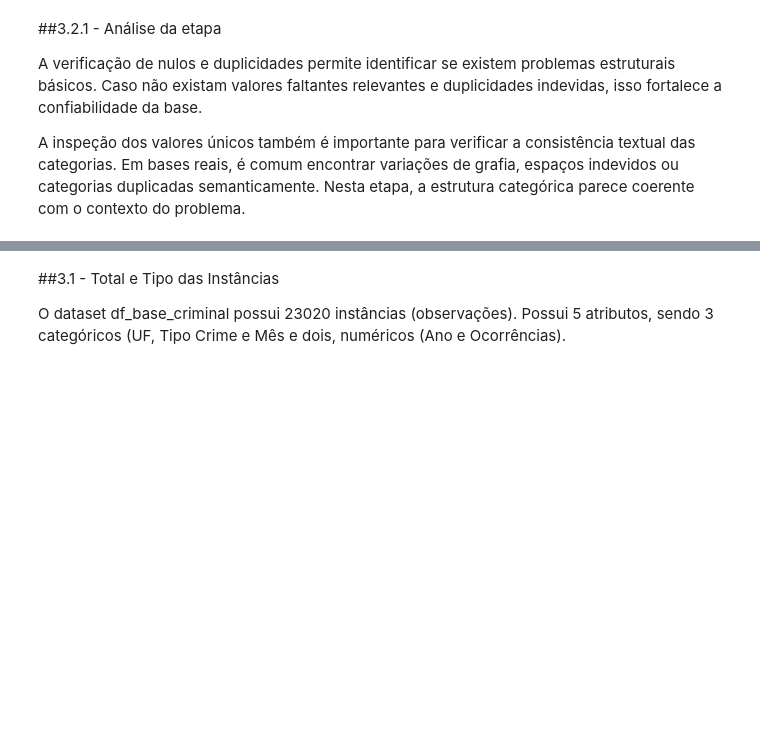
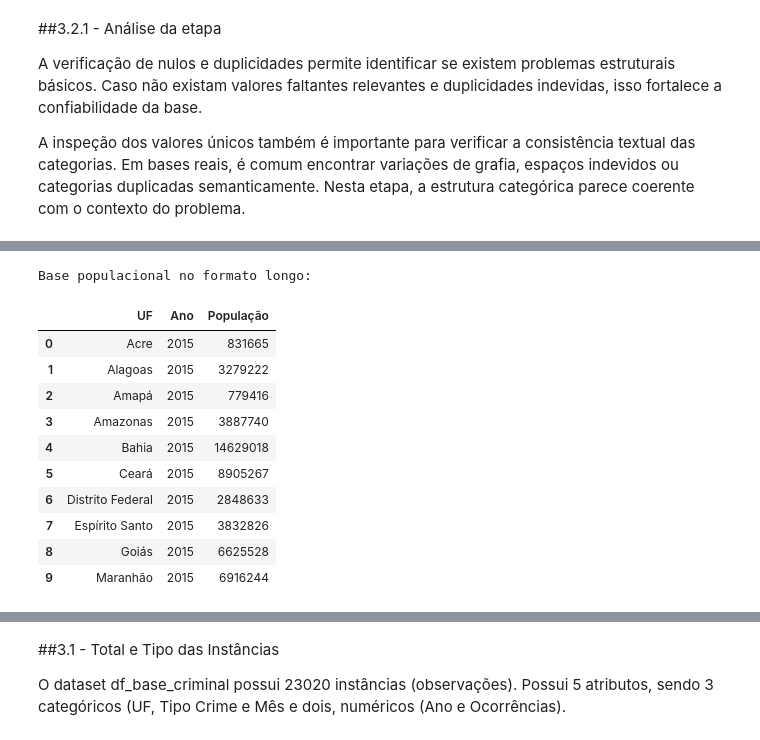
Before and after one commit to Marcelo-Silvestre/Analise_Dados_Boas_Praticas_PUCRIO, a Jupyter notebook: Notebooks/MVP_Análise_de_Dados_e_Boas_Práticas_(4052025001857).ipynb, the cells around one changed output, grey strips where cells are left out. Drawn from its saved outputs; the diff is of its cells as text; code cells hidden in the pictures; blank space fills up the shorter version.

```diff
--- a/Notebooks/MVP_Análise_de_Dados_e_Boas_Práticas_(4052025001857).ipynb
+++ b/Notebooks/MVP_Análise_de_Dados_e_Boas_Práticas_(4052025001857).ipynb
@@ -248,0 +267,24 @@ A inspeção dos valores únicos também é importante para verificar a consist
+# %%
+df_pop_long = df_pop.melt(
+    id_vars='UF',
+    var_name='Ano',
+    value_name='População'
+)
+
+df_pop_long['Ano'] = df_pop_long['Ano'].astype(int)
+
+print("Base populacional no formato longo:")
+display(df_pop_long.head(10))
+# %% [output]
+Base populacional no formato longo:
+|  | UF | Ano | População |
+| 0 | Acre | 2015 | 831665 |
+| 1 | Alagoas | 2015 | 3279222 |
+| 2 | Amapá | 2015 | 779416 |
+| 3 | Amazonas | 2015 | 3887740 |
+| 4 | Bahia | 2015 | 14629018 |
+| 5 | Ceará | 2015 | 8905267 |
+| 6 | Distrito Federal | 2015 | 2848633 |
+| 7 | Espírito Santo | 2015 | 3832826 |
+| 8 | Goiás | 2015 | 6625528 |
+| 9 | Maranhão | 2015 | 6916244 |
```
Also changed, not shown: parts of 4 cells of this notebook.
